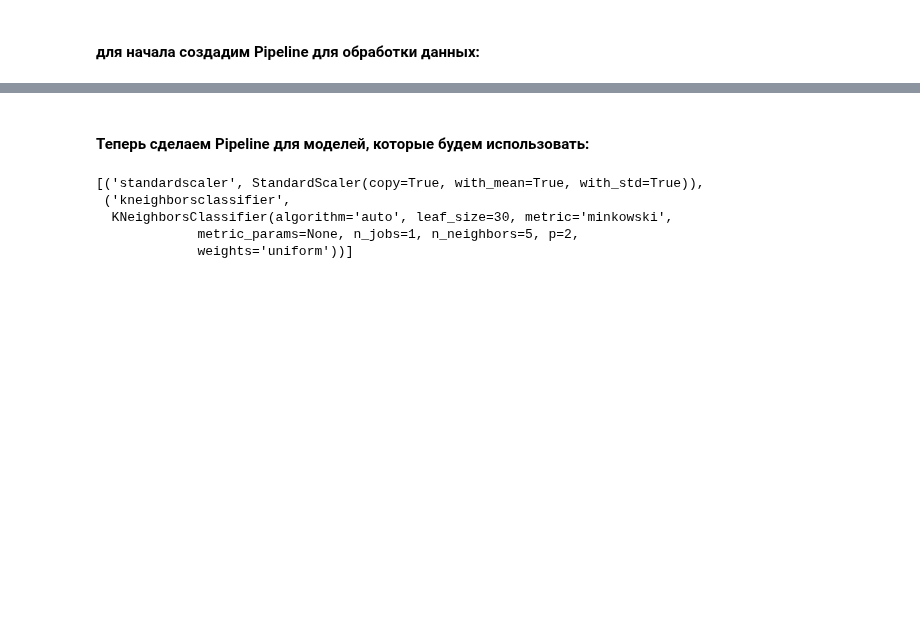
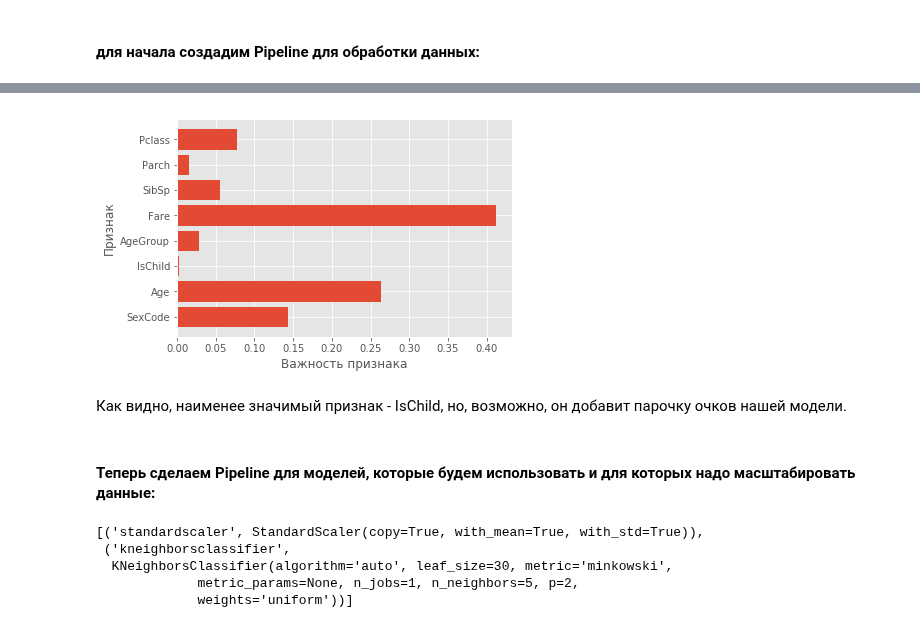
Before and after one commit to AndrewLrrr/otus-big-data, a Jupyter notebook: hw5/Titanic.ipynb, the cells around one changed output, grey strips where cells are left out. Drawn from its saved outputs; the diff is of its cells as text; code cells hidden in the pictures; blank space fills up the shorter version.

```diff
--- a/hw5/Titanic.ipynb
+++ b/hw5/Titanic.ipynb
@@ -406,0 +467,3 @@ array([[  1.        ,   3.        ,  22.        ,   0.        ,
+# %%
+gbrt = GradientBoostingClassifier(random_state=0)
+gbrt.fit(X_train, y_train)
@@ -407,5 +478,11 @@ array([[  1.        ,   3.        ,  22.        ,   0.        ,
+# %%
+plot_feature_importances(gbrt, df_tmp)
+# %% [output]
+[figure, added]
+# %% [markdown]
+Как видно, наименее значимый признак - IsChild, но, возможно, он добавит парочку очков нашей модели.
 # %% [markdown]
-#### Теперь сделаем Pipeline для моделей, которые будем использовать:
+#### Теперь сделаем Pipeline для моделей, которые будем использовать и для которых надо масштабировать данные:
 # %%
 from sklearn.preprocessing import StandardScaler
 from sklearn.neighbors import KNeighborsClassifier
```
Also changed, not shown: parts of 42 cells of this notebook, 1 other file.
